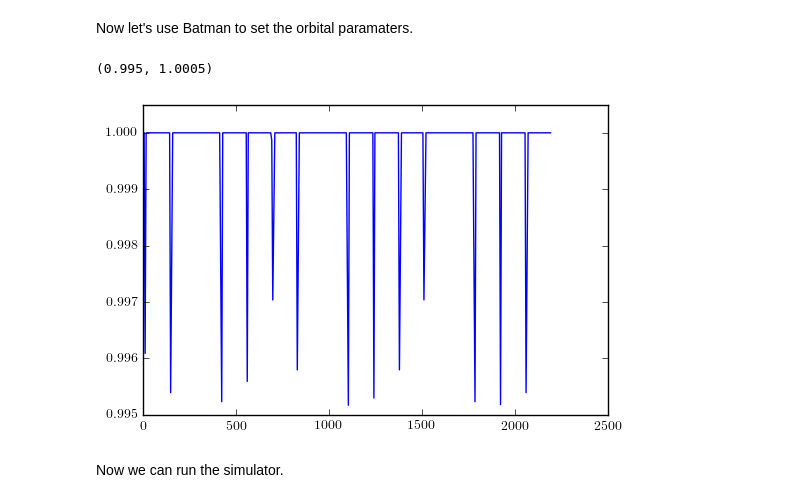
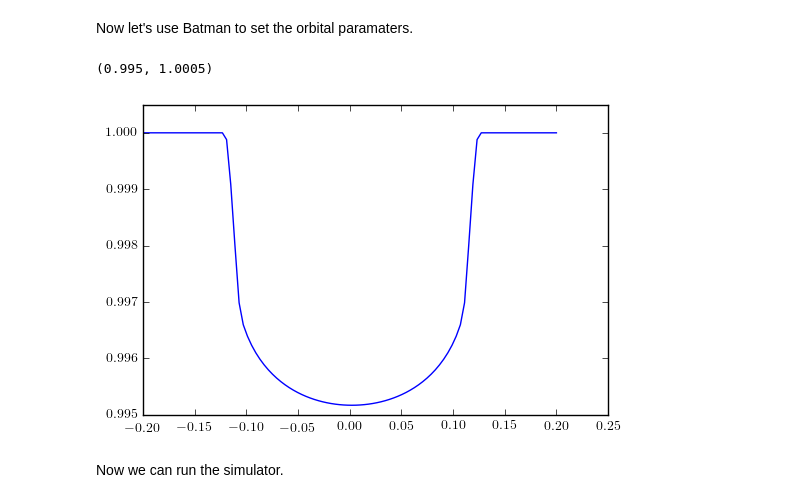
Before and after one commit to spacetelescope/awesimsoss, a Jupyter notebook: notebooks/AWESim_SOSS.ipynb, the cells around one changed output. Saved outputs shown, nothing was run; the diff lists cells and outputs as text; code cells hidden in the pictures.

```diff
--- a/notebooks/AWESim_SOSS.ipynb
+++ b/notebooks/AWESim_SOSS.ipynb
@@ -233,26 +229,25 @@ ld_coeffs = joblib.load(pkg_path+'/files/'+filename.replace('lookup','map'))
 Now let's use Batman to set the orbital paramaters.
 # %%
 # Set the wavelength independent orbital parameters
-time_axis = TSO3.time
+time_axis = np.linspace(-0.2,0.2, 100) #TSO3.time
 params = batman.TransitParams()
 params.t0 = time_axis[len(time_axis)//2]      # time of inferior conjunction
 params.per = 5.7214742                        # orbital period
 params.a = 0.0558*q.AU.to(ac.R_sun)*0.66      # semi-major axis (in units of stellar radii)
 params.inc = 89.8                             # orbital inclination (in degrees)
 params.ecc = 0.                               # eccentricity
 params.w = 90.                                # longitude of periastron (in degrees)
 
 # Test it
 params.limb_dark = 'quadratic'
 params.u = ld_coeffs[0][123]
 params.rp = (0.94*ac.R_jup.to(ac.R_sun)*0.66).value
 
 # Generate the light curve for this pixel
 m = batman.TransitModel(params, time_axis)
 lc = m.light_curve(params)
-
 plt.plot(time_axis, lc)
 plt.ylim(0.995,1.0005)
 # %% [output]
 (0.995, 1.0005)
-[figure, old version]
+[figure, new version]
```
Also changed, not shown: parts of 4 cells of this notebook, 1 other file.
